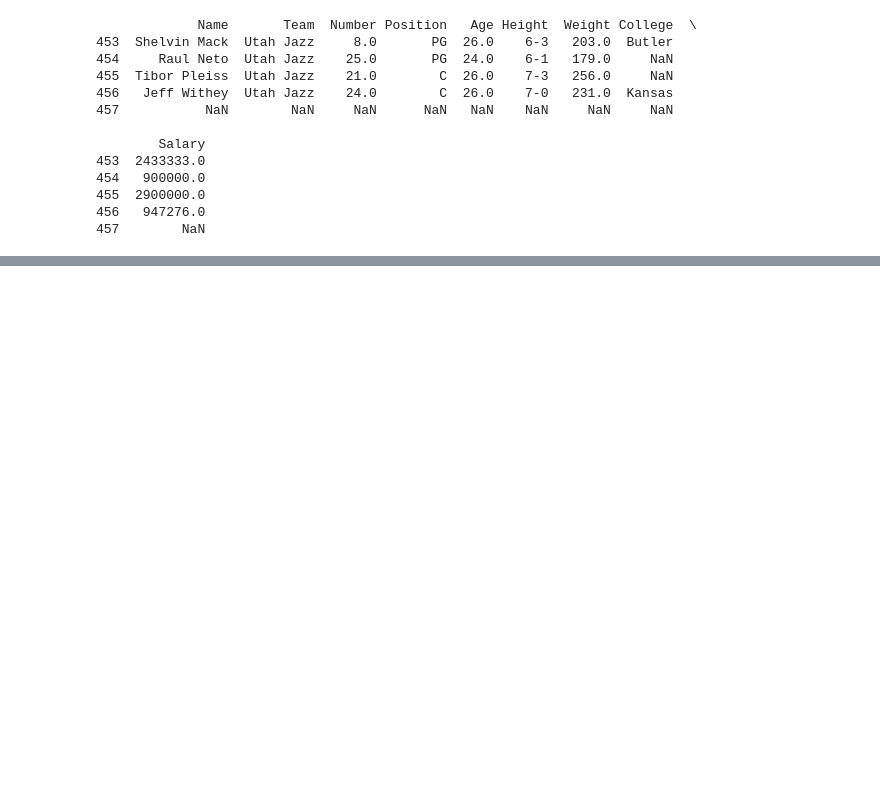
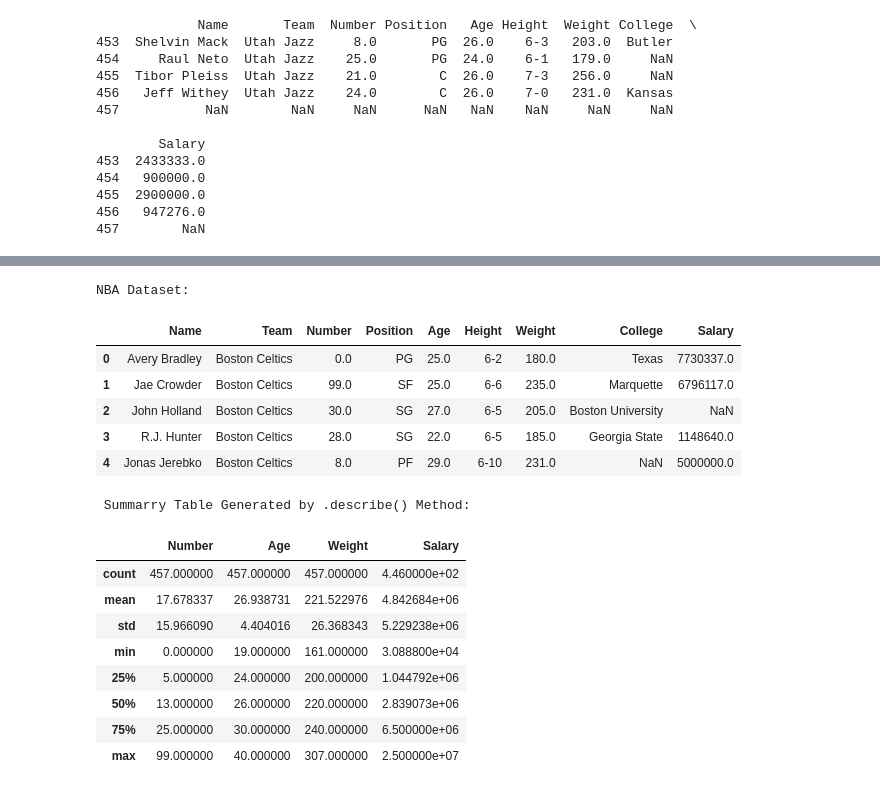
Before and after one commit to Lenmbugua/Python-Numpy-and-Pandas, a Jupyter notebook: Pandas.ipynb, the cells around one changed output, grey strips where cells are left out. Saved outputs shown, nothing was run; the diff lists cells and outputs as text; code cells hidden in the pictures; blank space fills up the shorter version.

Commit message:
Pandas .describe() method

```diff
--- a/Pandas.ipynb
+++ b/Pandas.ipynb
@@ -451,0 +468,28 @@ n = 12
+# %%
+#Pandas DataFrame describe() Method
+import pandas as pd
+#Reading the CSV File
+data = pd.read_csv('nba.csv')
+#Displaying the first few rows of the dataset
+print('NBA Dataset: ')
+display(data.head())
+print(" \n Summarry Table Generated by .describe() Method: ")
+display(data.describe())
+# %% [output]
+NBA Dataset:
+|  | Name | Team | Number | Position | Age | Height | Weight | College | Salary |
+| 0 | Avery Bradley | Boston Celtics | 0.0 | PG | 25.0 | 6-2 | 180.0 | Texas | 7730337.0 |
+| 1 | Jae Crowder | Boston Celtics | 99.0 | SF | 25.0 | 6-6 | 235.0 | Marquette | 6796117.0 |
+| 2 | John Holland | Boston Celtics | 30.0 | SG | 27.0 | 6-5 | 205.0 | Boston University | NaN |
+| 3 | R.J. Hunter | Boston Celtics | 28.0 | SG | 22.0 | 6-5 | 185.0 | Georgia State | 1148640.0 |
+| 4 | Jonas Jerebko | Boston Celtics | 8.0 | PF | 29.0 | 6-10 | 231.0 | NaN | 5000000.0 |
+ Summarry Table Generated by .describe() Method:
+|  | Number | Age | Weight | Salary |
+| count | 457.000000 | 457.000000 | 457.000000 | 4.460000e+02 |
+| mean | 17.678337 | 26.938731 | 221.522976 | 4.842684e+06 |
+| std | 15.966090 | 4.404016 | 26.368343 | 5.229238e+06 |
+| min | 0.000000 | 19.000000 | 161.000000 | 3.088800e+04 |
+| 25% | 5.000000 | 24.000000 | 200.000000 | 1.044792e+06 |
+| 50% | 13.000000 | 26.000000 | 220.000000 | 2.839073e+06 |
+| 75% | 25.000000 | 30.000000 | 240.000000 | 6.500000e+06 |
+| max | 99.000000 | 40.000000 | 307.000000 | 2.500000e+07 |
```
Also changed, not shown: parts of 1 cell of this notebook.
